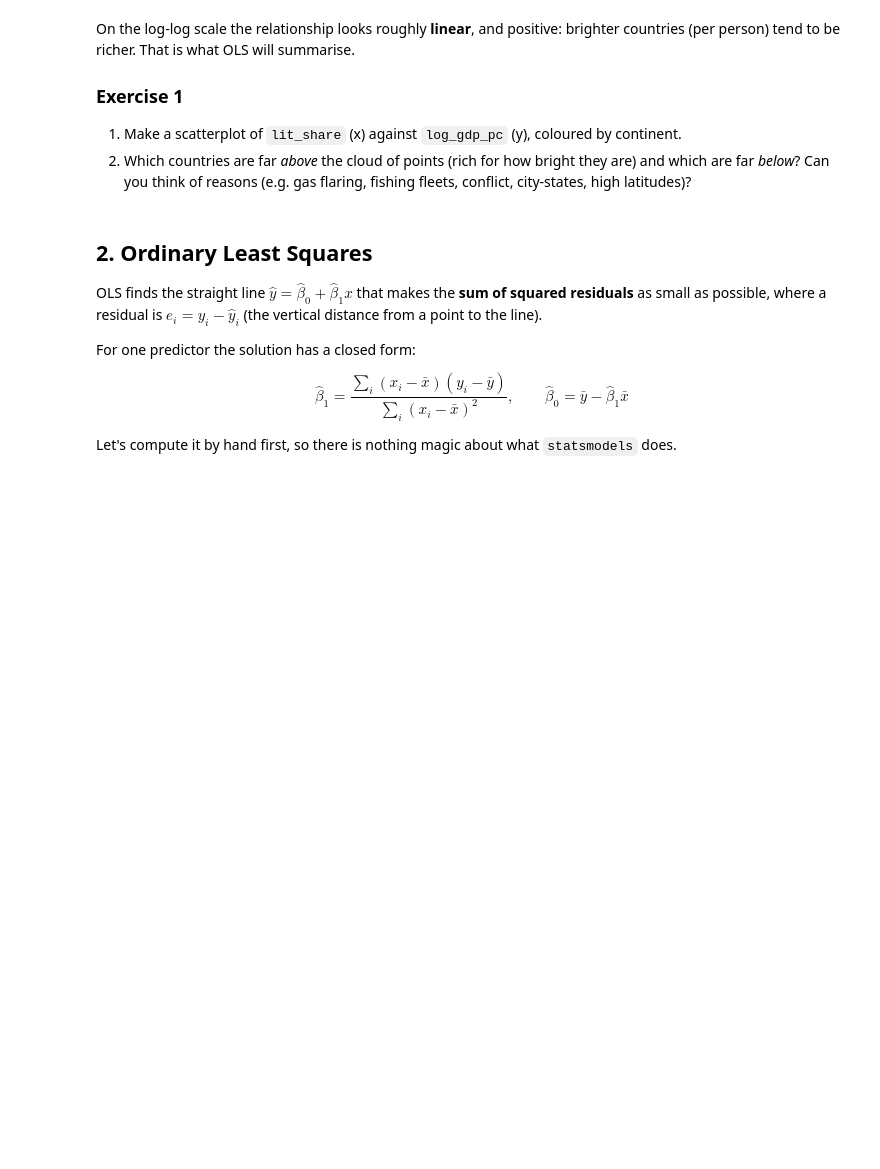
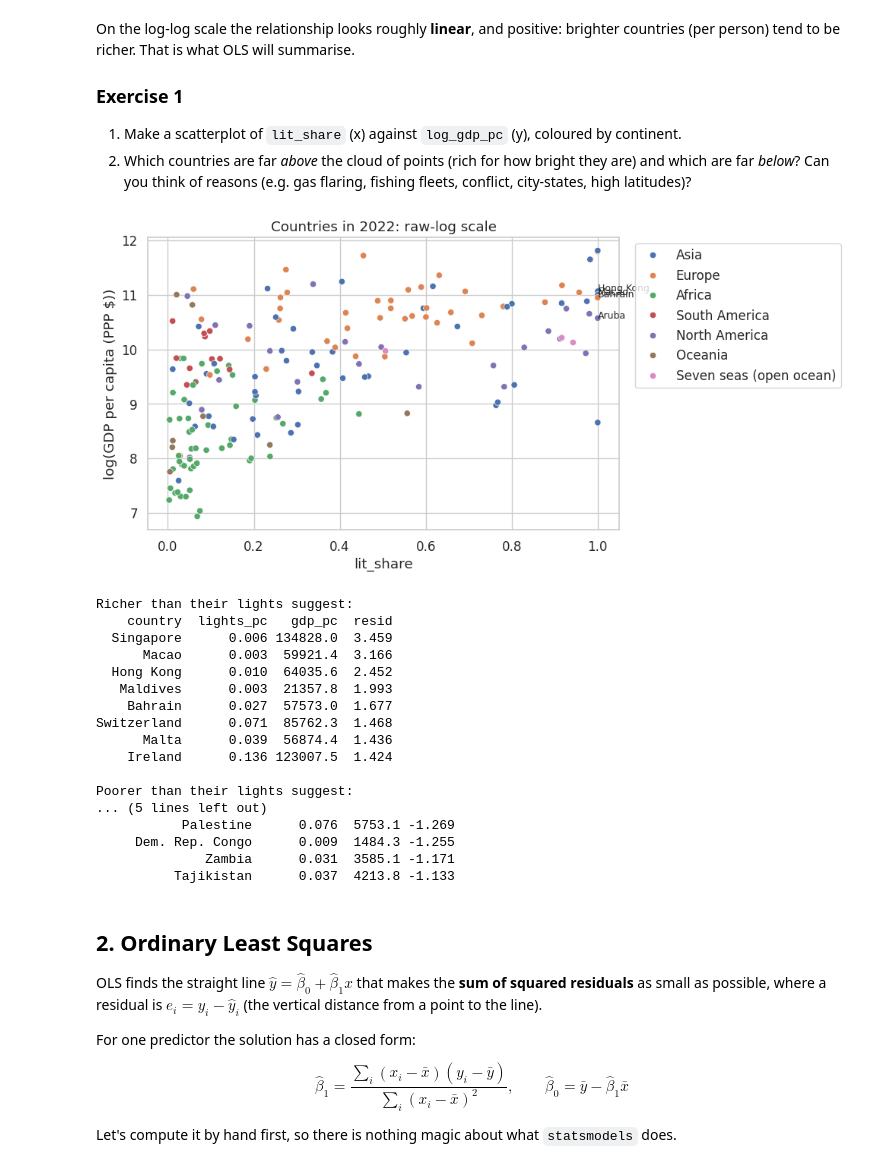
Before and after one commit to jonathansieuw-stack/QM2, a Jupyter notebook: notebooks/W07. Linear Regression.ipynb, the cells around one changed output. Drawn from its saved outputs; the diff is of its cells as text; code cells hidden in the pictures; blank space fills up the shorter version.

```diff
--- a/notebooks/W07. Linear Regression.ipynb
+++ b/notebooks/W07. Linear Regression.ipynb
@@ -99,6 +99,40 @@ On the log-log scale the relationship looks roughly **linear**, and positive: br
 2. Which countries are far *above* the cloud of points (rich for how bright they are) and which are far *below*? Can you think of reasons (e.g. gas flaring, fishing fleets, conflict, city-states, high latitudes)?
 # %%
 # your code here
+fig, ax = plt.subplots()
+sns.scatterplot(data=nl, x="lit_share", y="log_gdp_pc", hue="continent", ax=ax)
+for _, r in nl.nlargest(4, "lit_share").iterrows():
+    ax.annotate(r["country"], (r["lit_share"], r["log_gdp_pc"]), fontsize=9)
+ax.set(xlabel="lit_share", ylabel="log(GDP per capita (PPP $))",
+       title="Countries in 2022: raw-log scale")
+ax.legend(bbox_to_anchor=(1.02, 1), loc="upper left")
+plt.show()
+
+fit1 = smf.ols("log_gdp_pc ~ log_lights_pc", data=nl).fit()
+tmp = nl.assign(resid=fit1.resid)
+print("Richer than their lights suggest:")
+print(tmp.nlargest(8, "resid")[["country", "lights_pc", "gdp_pc", "resid"]].round(3).to_string(index=False))
+print("\nPoorer than their lights suggest:")
+print(tmp.nsmallest(8, "resid")[["country", "lights_pc", "gdp_pc", "resid"]].round(3).to_string(index=False))
+# %% [output]
+[figure, added]
+Richer than their lights suggest:
+    country  lights_pc   gdp_pc  resid
+  Singapore      0.006 134828.0  3.459
+      Macao      0.003  59921.4  3.166
+  Hong Kong      0.010  64035.6  2.452
+   Maldives      0.003  21357.8  1.993
+    Bahrain      0.027  57573.0  1.677
+Switzerland      0.071  85762.3  1.468
+      Malta      0.039  56874.4  1.436
+    Ireland      0.136 123007.5  1.424
+
+Poorer than their lights suggest:
+... (5 lines left out)
+           Palestine      0.076  5753.1 -1.269
+     Dem. Rep. Congo      0.009  1484.3 -1.255
+              Zambia      0.031  3585.1 -1.171
+          Tajikistan      0.037  4213.8 -1.133
 # %% [markdown]
 ## 2. Ordinary Least Squares
 
```
Also changed, not shown: parts of 9 cells of this notebook.
